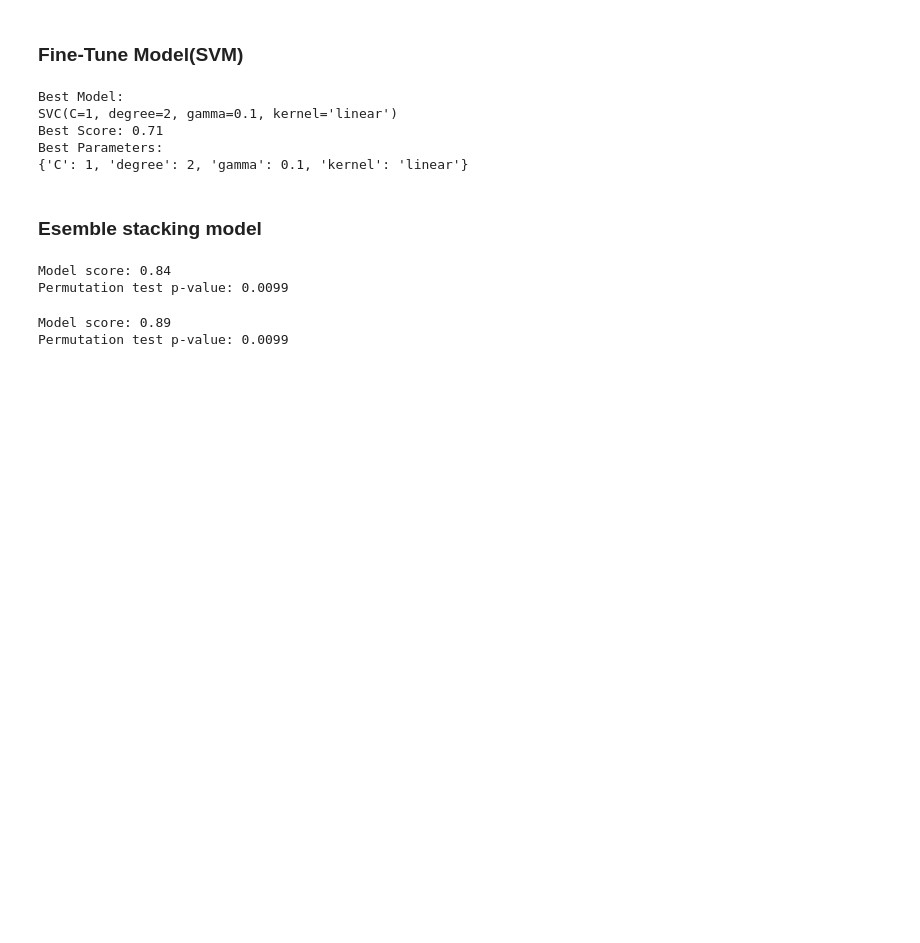
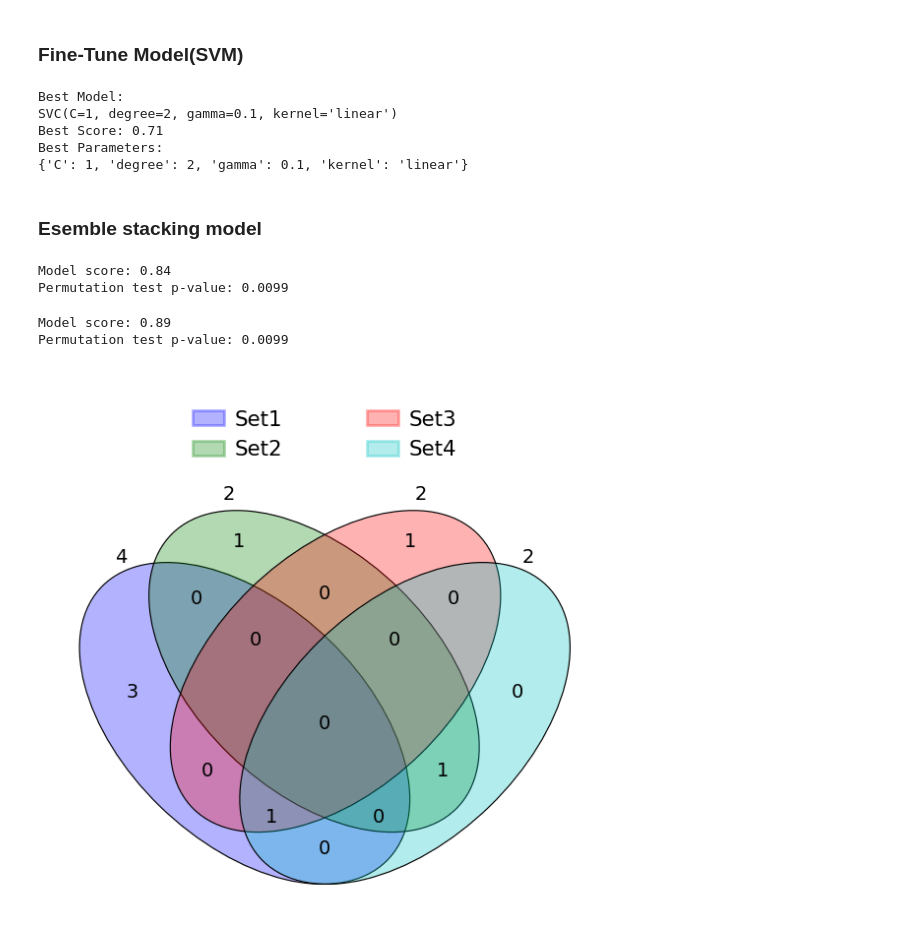
Before and after one commit to jamesleocodes/Diabetic_Retinopathy_ML, a Jupyter notebook: dR_ML.ipynb, the cells around one changed output. Drawn from its saved outputs; the diff is of its cells as text; code cells hidden in the pictures; blank space fills up the shorter version.

```diff
--- a/dR_ML.ipynb
+++ b/dR_ML.ipynb
@@ -748,3 +748,17 @@ print(f"Permutation test p-value: {pvalue:.4f}")
 # %% [output]
 Model score: 0.89
 Permutation test p-value: 0.0099
+# %%
+from venny4py.venny4py import *
+
+#dict of sets
+sets = {
+    'Set1': set(list("")),
+    'Set2': set(list("39")),
+    'Set3': set(list("21")),
+    'Set4': set(list("31"))
+}
+
+venny4py(sets=sets)
+# %% [output]
+[figure, added]
```
Also changed, not shown: 2 other files.
